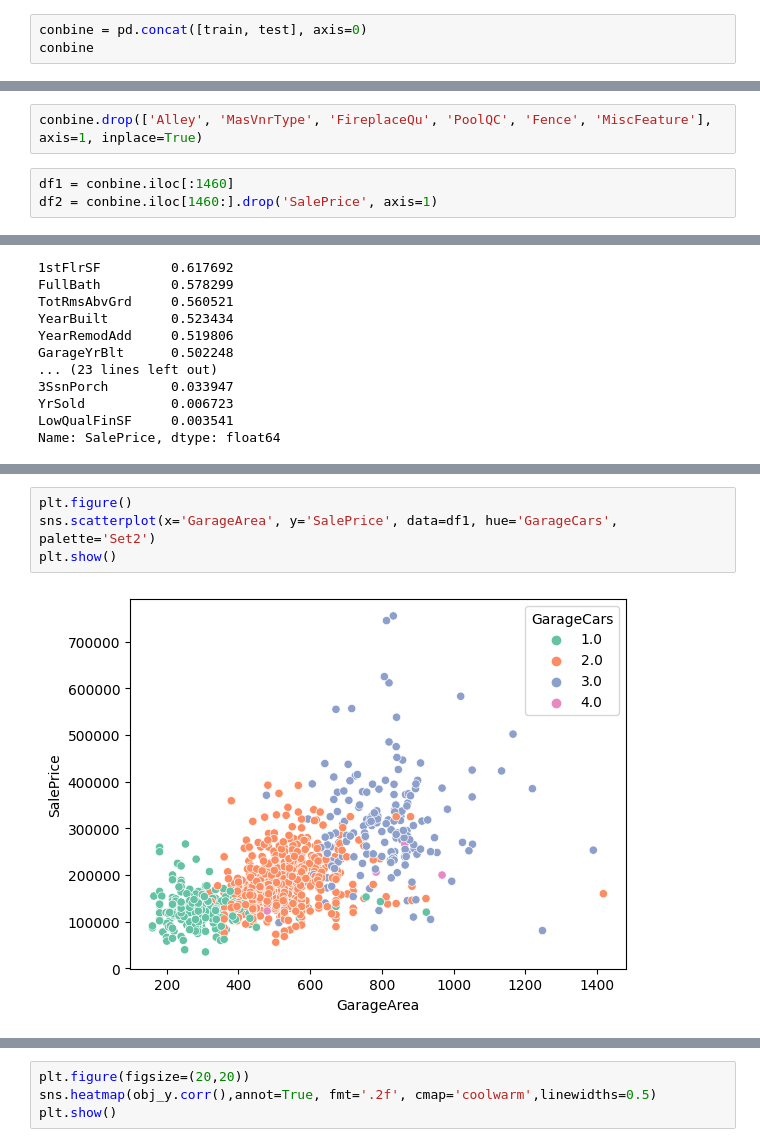
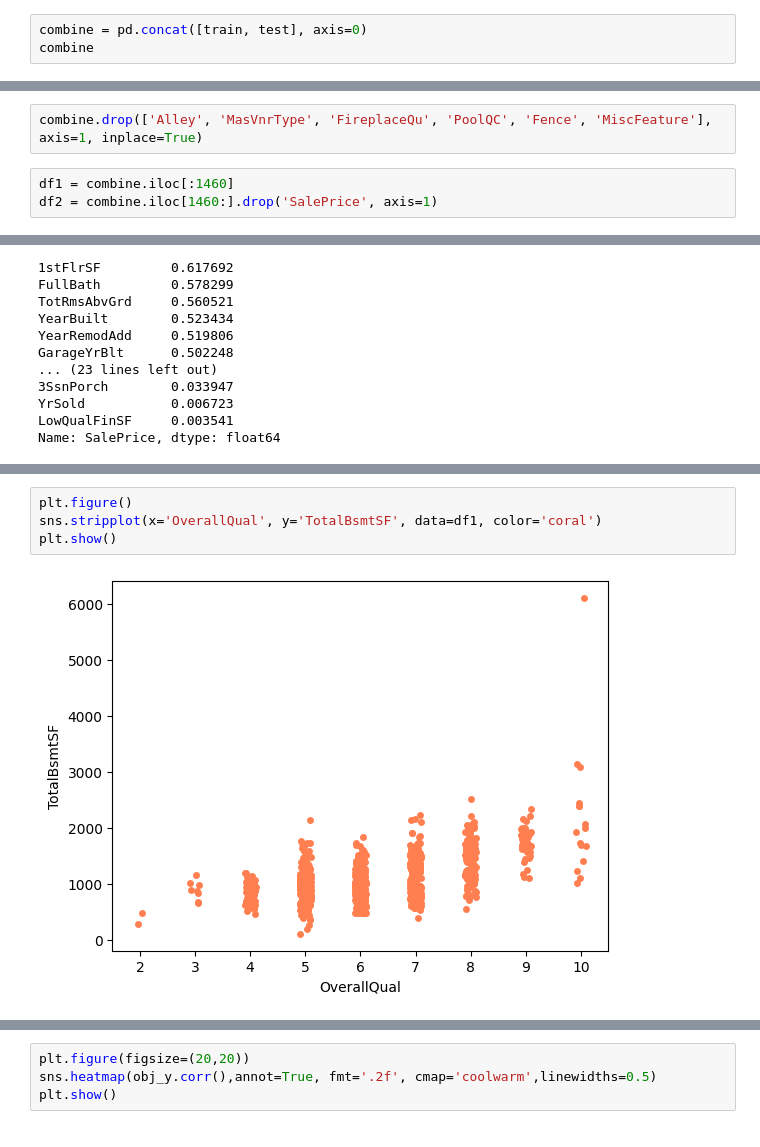
Before and after one commit to johann-wg/Kaggle, a Jupyter notebook: etc/House_prices.ipynb, the cells around one changed output, grey strips where cells are left out. Drawn from its saved outputs; the diff is of its cells as text.

```diff
--- a/House_prices.ipynb
+++ b/etc/House_prices.ipynb
@@ -27,8 +27,8 @@ train.shape, test.shape
 # %% [output]
 ((1460, 81), (1459, 80))
 # %%
-conbine = pd.concat([train, test], axis=0)
-conbine
+combine = pd.concat([train, test], axis=0)
+combine
 # %% [output]
 |  | Id | MSSubClass | MSZoning | LotFrontage | LotArea | Street | Alley | LotShape | LandContour | ... |
 | 0 | 1 | 60 | RL | 65.0 | 8450 | Pave | NaN | Reg | Lvl | ... |
@@ -64,10 +64,10 @@ Data columns (total 81 columns):
 dtypes: float64(12), int64(26), object(43)
 memory usage: 1.8+ MB
 # %%
-conbine.drop(['Alley', 'MasVnrType', 'FireplaceQu', 'PoolQC', 'Fence', 'MiscFeature'], axis=1, inplace=True)
+combine.drop(['Alley', 'MasVnrType', 'FireplaceQu', 'PoolQC', 'Fence', 'MiscFeature'], axis=1, inplace=True)
 # %%
-df1 = conbine.iloc[:1460]
-df2 = conbine.iloc[1460:].drop('SalePrice', axis=1)
+df1 = combine.iloc[:1460]
+df2 = combine.iloc[1460:].drop('SalePrice', axis=1)
 # %%
 df1 = df1.dropna()
 y = df1['SalePrice']
@@ -159,6 +175,6 @@ plt.show()
 # %%
 plt.figure()
-sns.scatterplot(x='GarageArea', y='SalePrice', data=df1, hue='GarageCars', palette='Set2')
+sns.stripplot(x='OverallQual', y='TotalBsmtSF', data=df1, color='coral')
 plt.show()
 # %% [output]
-[figure, old version]
+[figure, new version]
```
Also changed, not shown: parts of 35 cells of this notebook, 5 other files.
